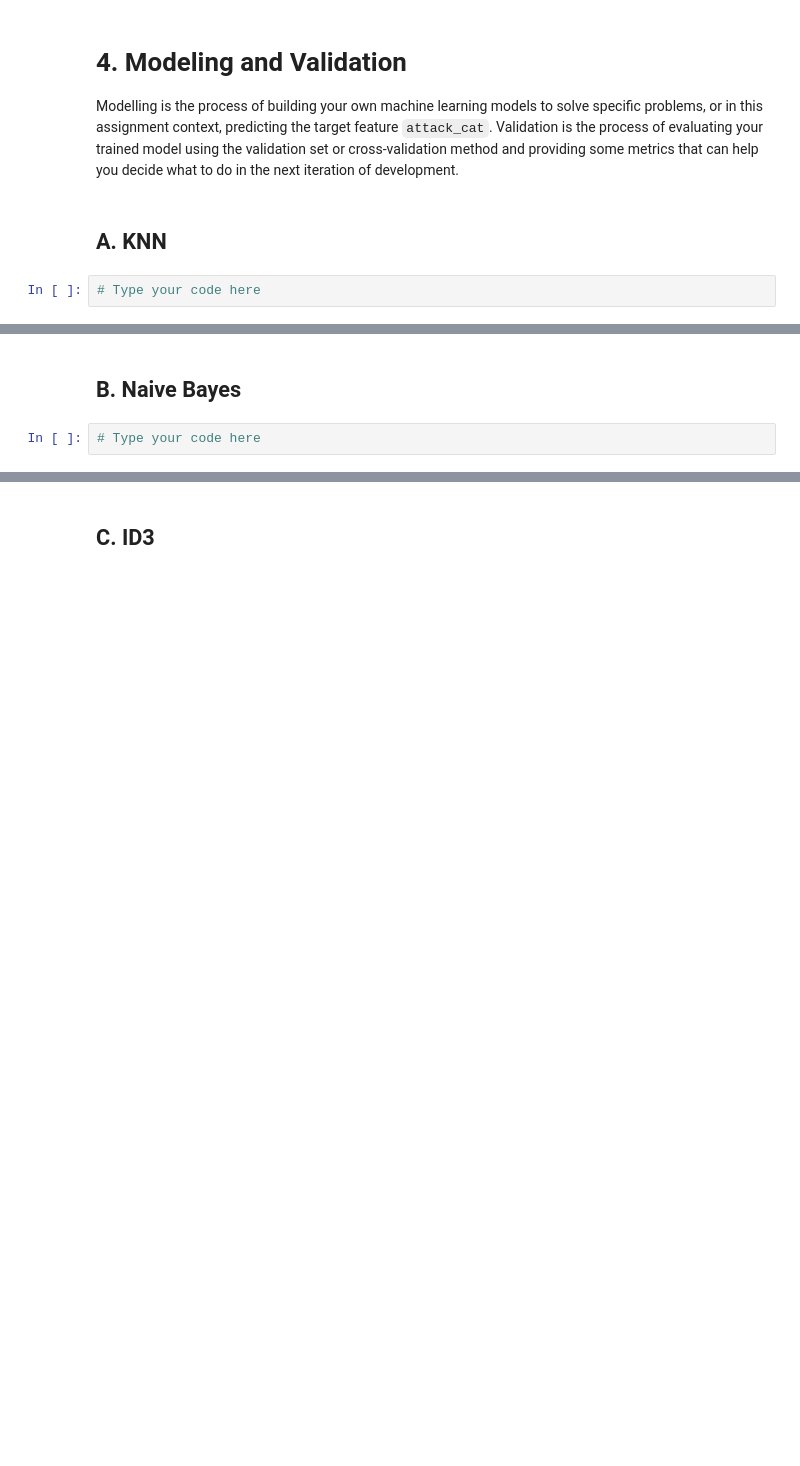
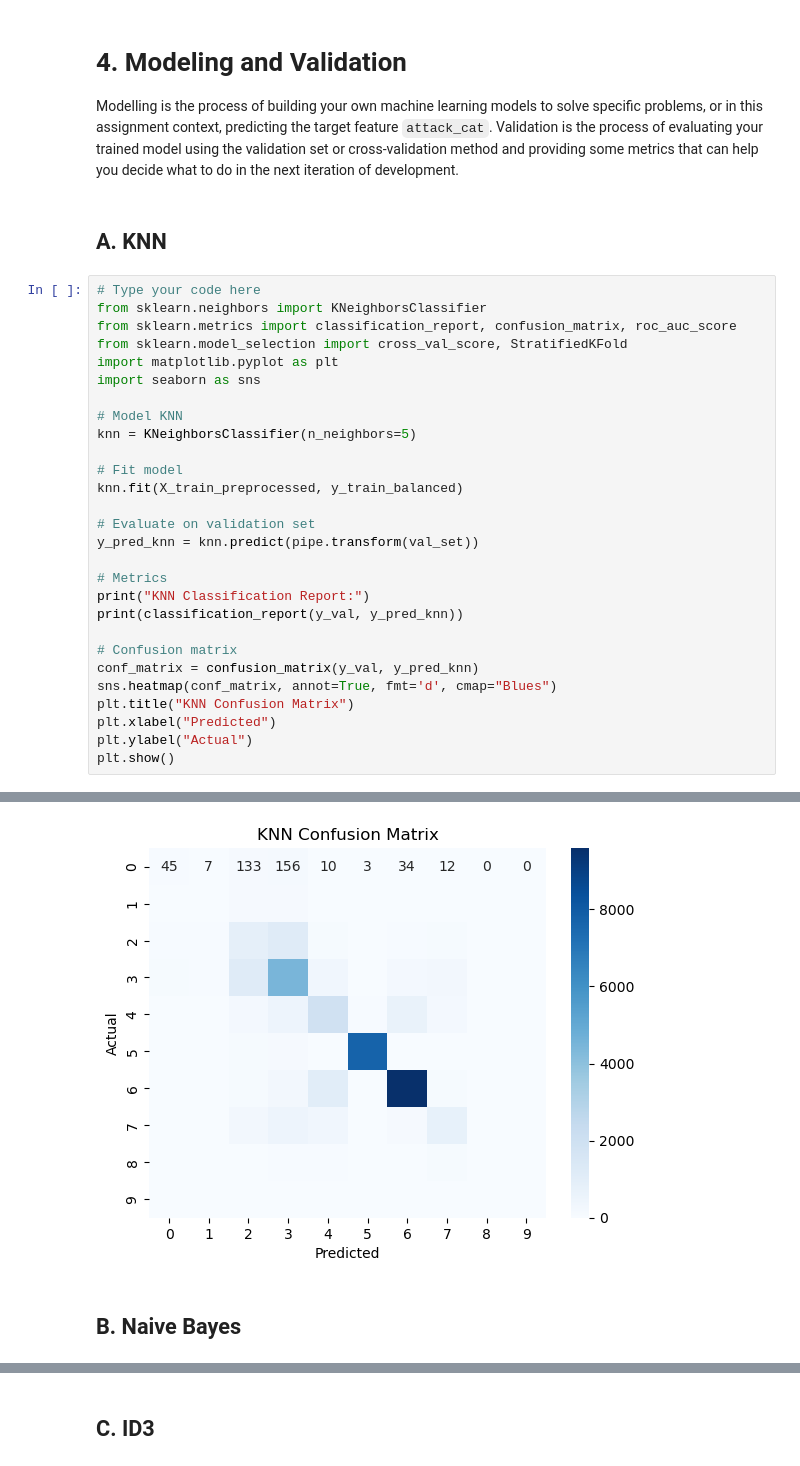
Before and after one commit to zultopia/Tubes2-IF3170-Kelompok10, a Jupyter notebook: src/IF3170 Artificial Intelligence _ Tugas Besar 2 Notebook Template.ipynb, the cells around one changed output, grey strips where cells are left out. Drawn from its saved outputs; the diff is of its cells as text; blank space fills up the shorter version.

Commit message:
feat: modelling

```diff
--- a/src/IF3170 Artificial Intelligence _ Tugas Besar 2 Notebook Template.ipynb
+++ b/src/IF3170 Artificial Intelligence _ Tugas Besar 2 Notebook Template.ipynb
@@ -529,5 +698,32 @@ or create your own here
 Modelling is the process of building your own machine learning models to solve specific problems, or in this assignment context, predicting the target feature `attack_cat`. Validation is the process of evaluating your trained model using the validation set or cross-validation method and providing some metrics that can help you decide what to do in the next iteration of development.
 # %% [markdown]
 ## A. KNN
-# %%
-# Type your code here
+# %%
+# Type your code here
+from sklearn.neighbors import KNeighborsClassifier
+from sklearn.metrics import classification_report, confusion_matrix, roc_auc_score
+from sklearn.model_selection import cross_val_score, StratifiedKFold
+import matplotlib.pyplot as plt
+import seaborn as sns
+
+# Model KNN
+knn = KNeighborsClassifier(n_neighbors=5)
+
+# Fit model
+knn.fit(X_train_preprocessed, y_train_balanced)
+
+# Evaluate on validation set
+y_pred_knn = knn.predict(pipe.transform(val_set))
+
+# Metrics
+print("KNN Classification Report:")
+print(classification_report(y_val, y_pred_knn))
+
+# Confusion matrix
+conf_matrix = confusion_matrix(y_val, y_pred_knn)
+sns.heatmap(conf_matrix, annot=True, fmt='d', cmap="Blues")
+plt.title("KNN Confusion Matrix")
+plt.xlabel("Predicted")
+plt.ylabel("Actual")
+plt.show()
+# %% [output]
@@ -534,4 +747,3 @@ Modelling is the process of building your own machine learning models to solve s
+[figure, added]
 # %% [markdown]
 ## B. Naive Bayes
-# %%
-# Type your code here
```
Also changed, not shown: parts of 23 cells of this notebook, 1 other file.
